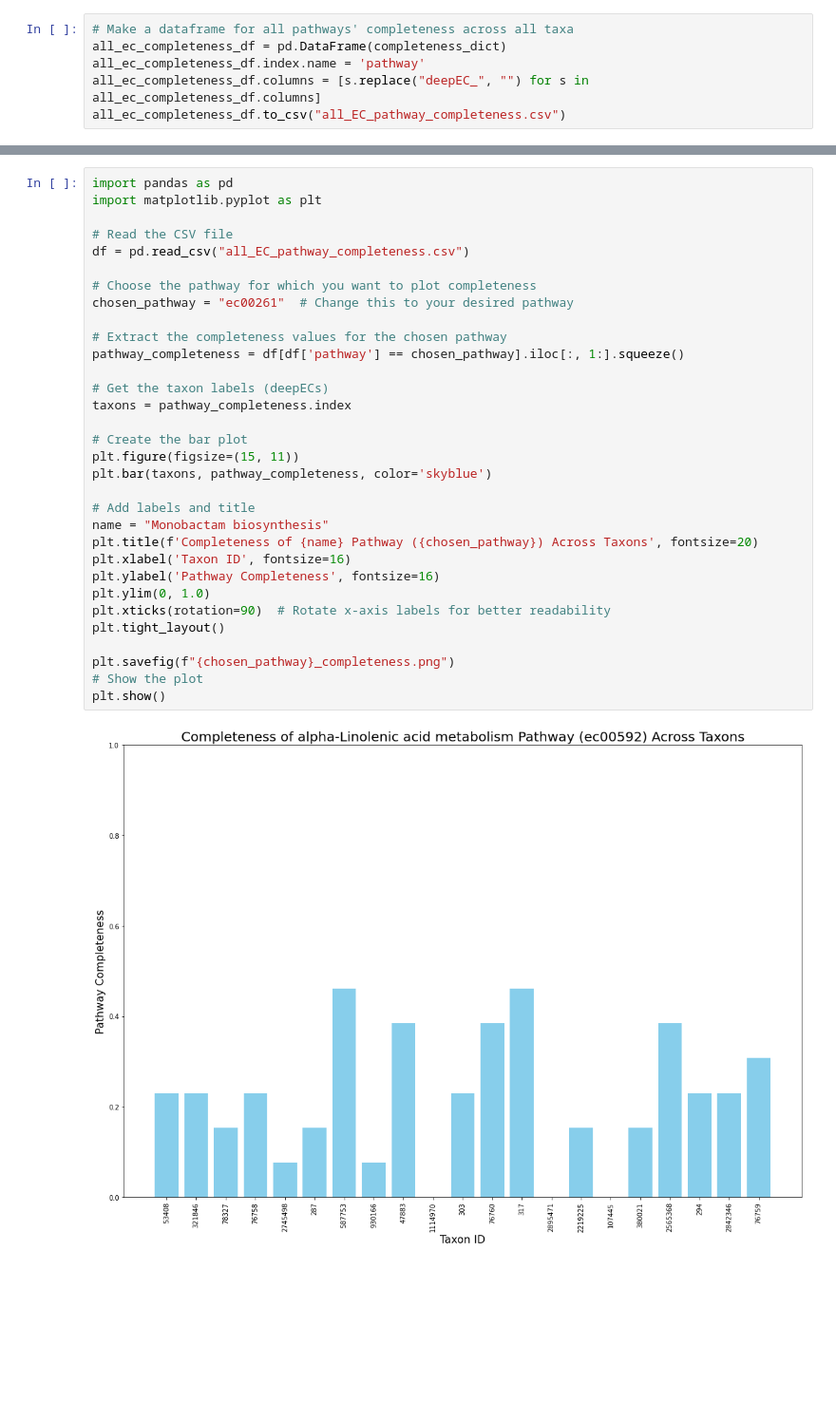
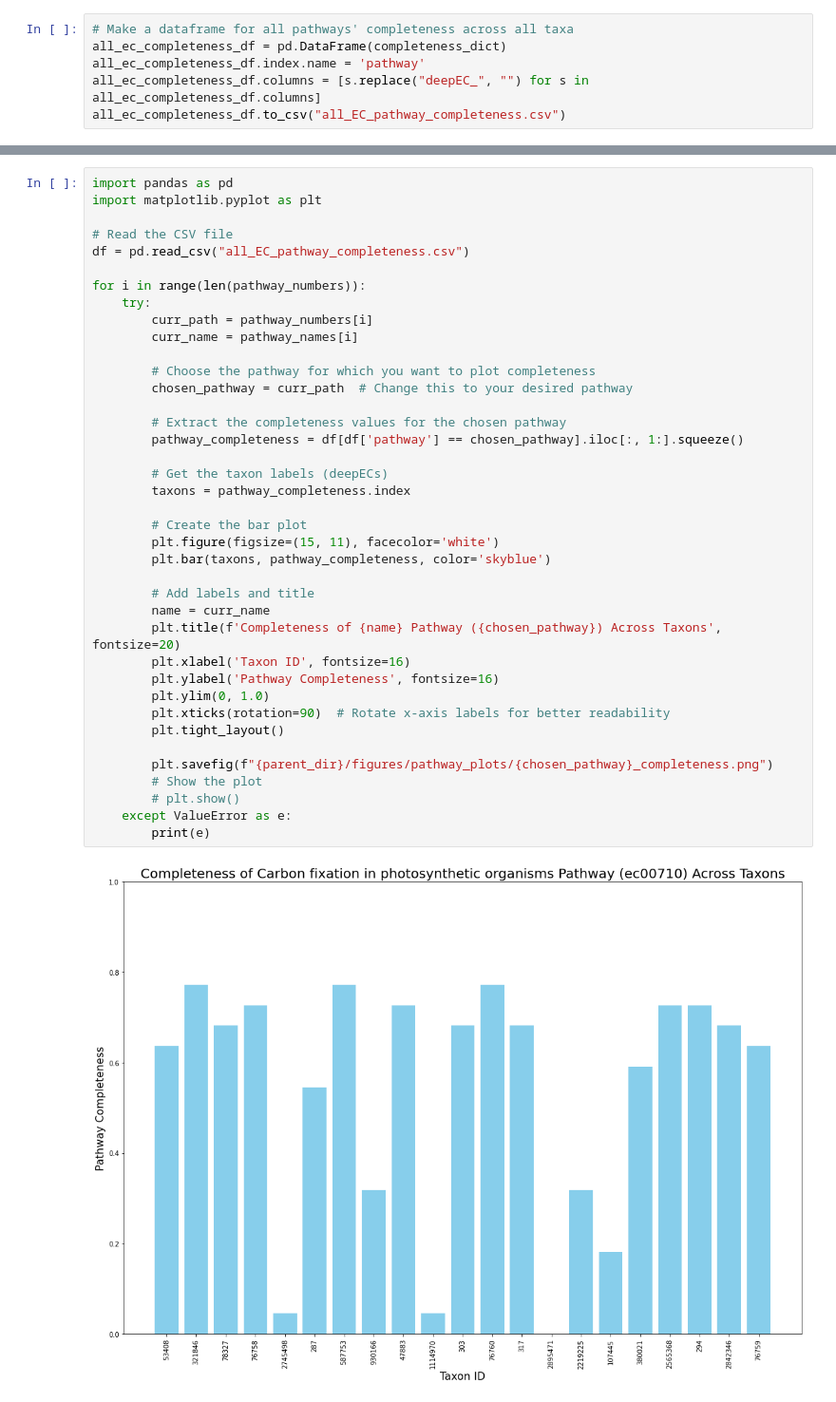
Before and after one commit to ParkinsonLab/PathwayCompleteness, a Jupyter notebook: src/all_ec_analysis.ipynb, the cells around one changed output, grey strips where cells are left out. Shown: that part at 95% size. Drawn from its saved outputs; the diff is of its cells as text; blank space fills up the shorter version.

```diff
--- a/src/all_ec_analysis.ipynb
+++ b/src/all_ec_analysis.ipynb
@@ -316,34 +358,41 @@ plt.show()
 # %%
 import pandas as pd
 import matplotlib.pyplot as plt
 
 # Read the CSV file
 df = pd.read_csv("all_EC_pathway_completeness.csv")
 
-# Choose the pathway for which you want to plot completeness
-chosen_pathway = "ec00261"  # Change this to your desired pathway
+for i in range(len(pathway_numbers)):
+    try:
+        curr_path = pathway_numbers[i]
+        curr_name = pathway_names[i]
 
-# Extract the completeness values for the chosen pathway
-pathway_completeness = df[df['pathway'] == chosen_pathway].iloc[:, 1:].squeeze()
+        # Choose the pathway for which you want to plot completeness
+        chosen_pathway = curr_path  # Change this to your desired pathway
 
-# Get the taxon labels (deepECs)
-taxons = pathway_completeness.index
+        # Extract the completeness values for the chosen pathway
+        pathway_completeness = df[df['pathway'] == chosen_pathway].iloc[:, 1:].squeeze()
 
-# Create the bar plot
-plt.figure(figsize=(15, 11))
-plt.bar(taxons, pathway_completeness, color='skyblue')
+        # Get the taxon labels (deepECs)
+        taxons = pathway_completeness.index
 
-# Add labels and title
-name = "Monobactam biosynthesis"
-plt.title(f'Completeness of {name} Pathway ({chosen_pathway}) Across Taxons', fontsize=20)
-plt.xlabel('Taxon ID', fontsize=16)
-plt.ylabel('Pathway Completeness', fontsize=16)
-plt.ylim(0, 1.0)
-plt.xticks(rotation=90)  # Rotate x-axis labels for better readability
-plt.tight_layout()
+        # Create the bar plot
+        plt.figure(figsize=(15, 11), facecolor='white')
+        plt.bar(taxons, pathway_completeness, color='skyblue')
 
-plt.savefig(f"{chosen_pathway}_completeness.png")
-# Show the plot
-plt.show()
+        # Add labels and title
+        name = curr_name
+        plt.title(f'Completeness of {name} Pathway ({chosen_pathway}) Across Taxons', fontsize=20)
+        plt.xlabel('Taxon ID', fontsize=16)
+        plt.ylabel('Pathway Completeness', fontsize=16)
+        plt.ylim(0, 1.0)
+        plt.xticks(rotation=90)  # Rotate x-axis labels for better readability
+        plt.tight_layout()
+
+        plt.savefig(f"{parent_dir}/figures/pathway_plots/{chosen_pathway}_completeness.png")
+        # Show the plot
+        # plt.show()
+    except ValueError as e:
+        print(e)
 # %% [output]
-[figure, old version]
+[figure, new version]
```
Also changed, not shown: parts of 13 cells of this notebook, 40 other files.
